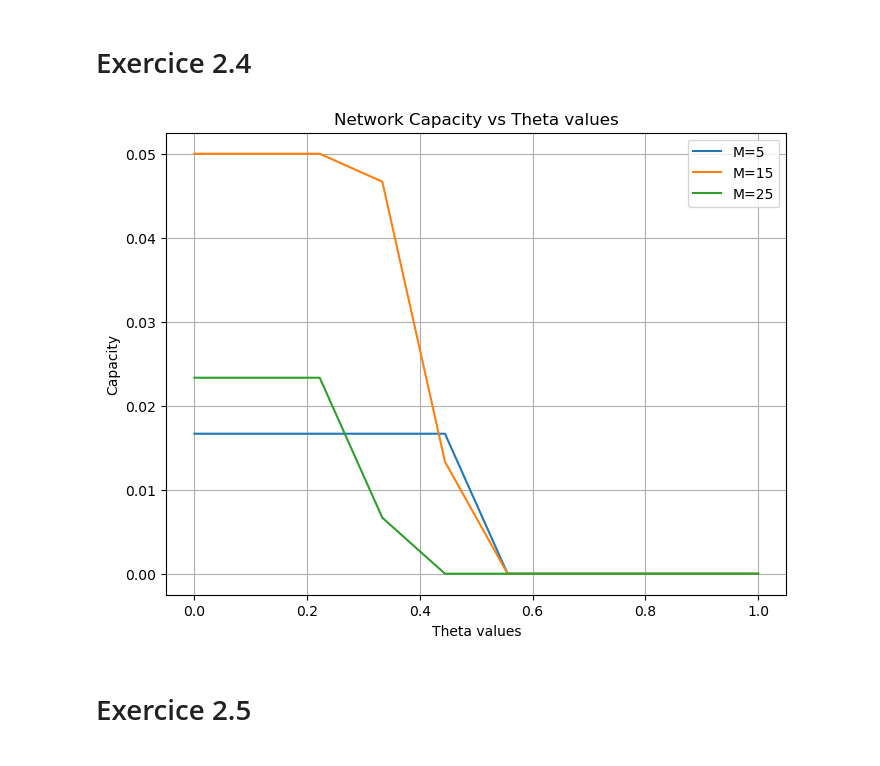
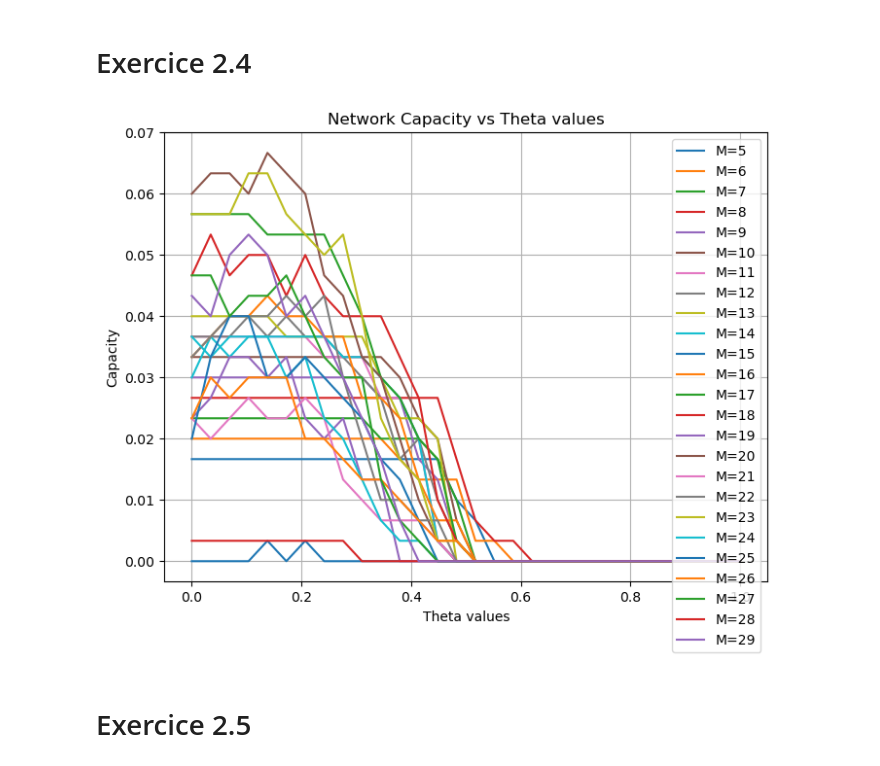
Before and after one commit to AdrienFeillard/CNNN-project, a Jupyter notebook: Exo2.ipynb, the cells around one changed output. Cells and saved outputs as stored; diff of their text form; code cells hidden in the pictures.

Commit message:
All plots for 0,1,2 run

```diff
--- a/Exo2.ipynb
+++ b/Exo2.ipynb
@@ -79,17 +79,30 @@ print(final_state)
 # Exercice 2.3
 # %%
 importlib.reload(F)
-dict_sizes = range(5, 101, 1)  # Example range
+dict_sizes = range(5, 50, 1)  # Example range
 errors = []
 stds = []
 retrievals = []
 a=0.5
 theta=0
+
 for M in dict_sizes:
-    mean_error, std_error, avg_retrieved = F.run_low_activity_simulation_dictionary(M, a,theta)
-    errors.append(mean_error)
-    stds.append(std_error)
-    retrievals.append(avg_retrieved)
+    i=0
+    mean_errors=[]
+    std_errors=[]
+    avgs_retrieved=[]
+    while(i<15):
+        mean_error, std_error, avg_retrieved = F.run_low_activity_simulation_dictionary(M, a,theta)
+        i+=1
+        mean_errors.append(mean_error)
+        std_errors.append(std_error)
+        avgs_retrieved.append(avg_retrieved)
+
+
+    errors.append(np.mean(mean_errors))
+    stds.append(np.mean(std_errors))
+    retrievals.append(np.mean(avgs_retrieved))
+
 
 # Plotting the results
 plt.figure(figsize=(9.5,6))
@@ -101,7 +114,7 @@ plt.savefig("./Figures/error_of_retrieval_pattern_low.png")
 plt.show()
 
 plt.figure(figsize=(10,6))
-plt.plot(dict_sizes, retrievals, 'ro', label='Number of retrieved patterns')
+plt.plot(dict_sizes, retrievals, 'ro-', label='Number of retrieved patterns')
 plt.xlabel('Dictionary Size (M)')
 plt.ylabel('Retrieved Patterns')
 plt.legend()
@@ -117,19 +150,19 @@ The network capacity for N=300 is: $C=M_{max}/N=10/300$
 # %%
 importlib.reload(F)
 # Ex 2.4 Find the threshold θ that corresponds to the best capacity for a=b=0.5
 # This involves running simulations over a range of θ values and observing which one results in the highest capacity.
 
 N = 300  # Number of neurons
-M_values=range(5, 31, 10)   # Number of patterns
+M_values=range(5, 30, 1)   # Number of patterns
 a = 0.5  # Activity level
 b=0.5
 theta_values = np.linspace(0,1, 10)  # Range of theta values to test
 beta = 4  # Inverse temperature
 T = 20   # Time steps
 
 F.capacity_study_theta(N,M_values,a,b, theta_values, trials=10)
 # %% [output]
-[figure, old version]
+[figure, new version]
 # %% [markdown]
 # Exercice 2.5
 # %%
```
Also changed, not shown: parts of 5 cells of this notebook, 11 other files.
